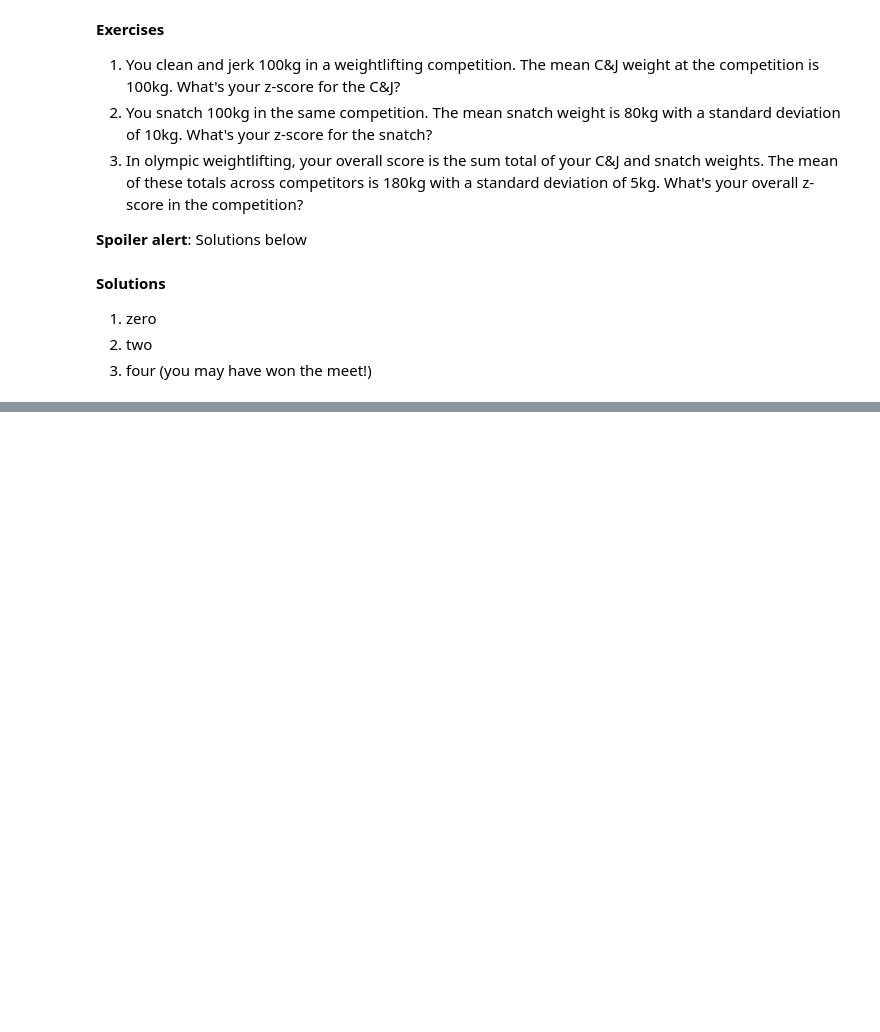
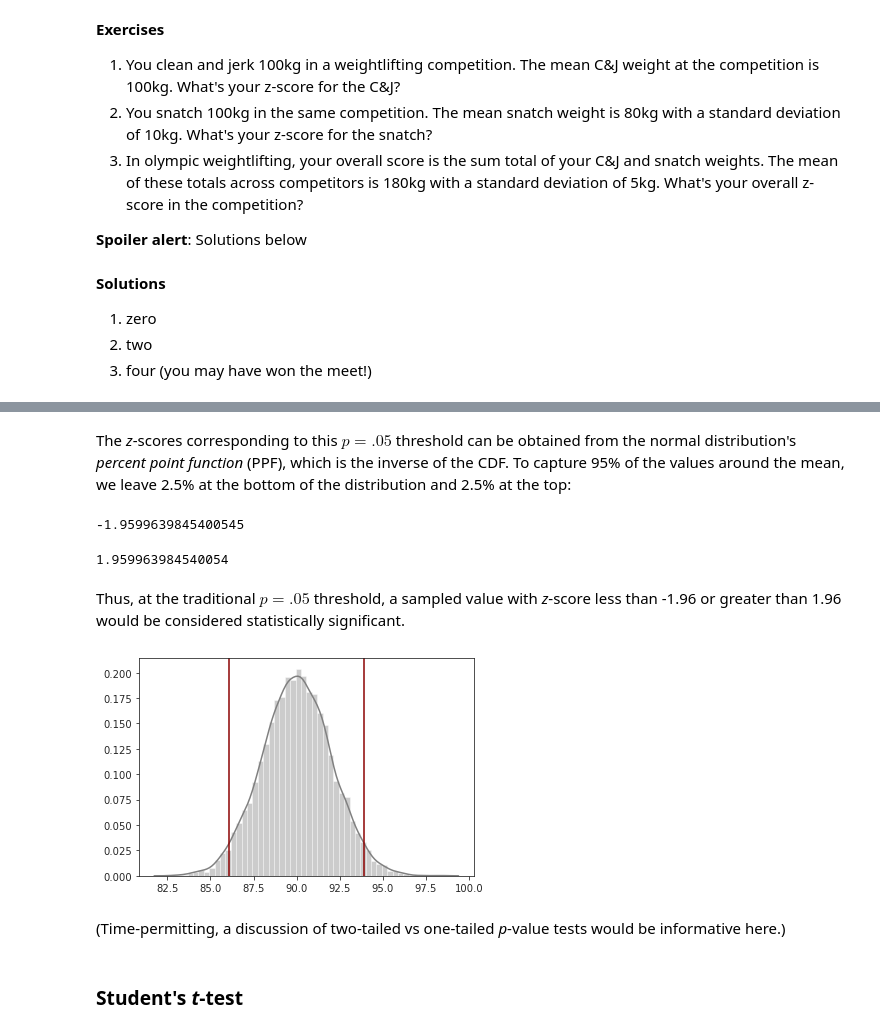
Before and after one commit to jonkrohn/ML-foundations, a Jupyter notebook: notebooks/6-statistics.ipynb, the cells around one changed output, grey strips where cells are left out. Drawn from its saved outputs; the diff is of its cells as text; code cells hidden in the pictures; blank space fills up the shorter version.

```diff
--- a/notebooks/6-statistics.ipynb
+++ b/notebooks/6-statistics.ipynb
@@ -402,0 +470,22 @@ It's a good idea to individually investigate outliers in your data as they may r
+# %% [markdown]
+The *z*-scores corresponding to this $p = .05$ threshold can be obtained from the normal distribution's *percent point function* (PPF), which is the inverse of the CDF. To capture 95% of the values around the mean, we leave 2.5% at the bottom of the distribution and 2.5% at the top:
+# %%
+st.norm.ppf(.025)
+# %% [output]
+-1.9599639845400545
+# %%
+st.norm.ppf(.975)
+# %% [output]
+1.959963984540054
+# %% [markdown]
+Thus, at the traditional $p = .05$ threshold, a sampled value with *z*-score less than -1.96 or greater than 1.96 would be considered statistically significant.
+# %%
+sns.distplot(y, kde=True, color='gray')
+plt.axvline(mu+1.96*sigma, color='darkred')
+_ = plt.axvline(mu-1.96*sigma, color='darkred')
+# %% [output]
+[figure, added]
+# %% [markdown]
+(Time-permitting, a discussion of two-tailed vs one-tailed *p*-value tests would be informative here.)
+# %% [markdown]
+### Student's *t*-test
```
Also changed, not shown: parts of 25 cells of this notebook.
